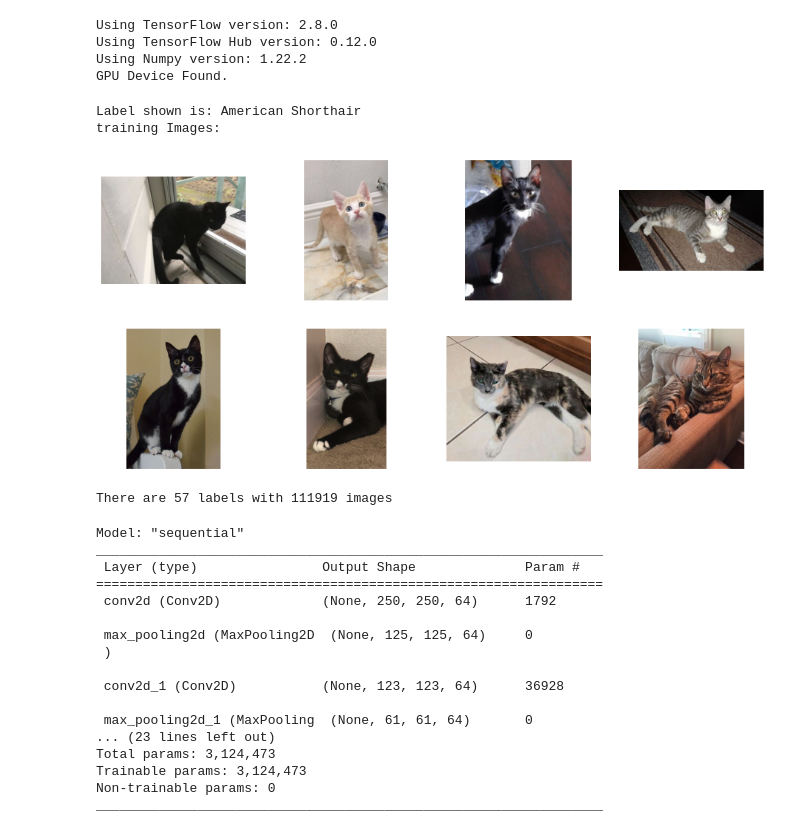
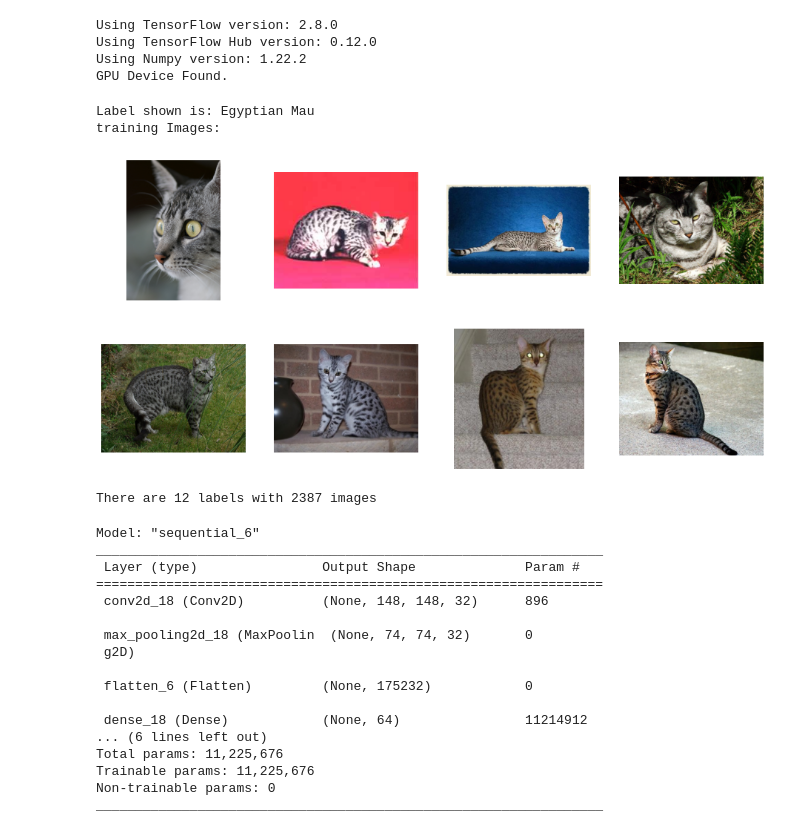
Before and after one commit to cat-pedigree/CatPedigree_ML_Model, a Jupyter notebook: model_CNN_bugi.ipynb, the cells around one changed output. Cells and saved outputs as stored; diff of their text form; code cells hidden in the pictures.

Commit message:
Using robots dataset

```diff
--- a/model_CNN_bugi.ipynb
+++ b/model_CNN_bugi.ipynb
@@ -16,7 +16,7 @@ Using TensorFlow Hub version: 0.12.0
 Using Numpy version: 1.22.2
 GPU Device Found.
 # %%
-datasetPath = "../Dataset/Used/"
+datasetPath = "../Dataset/robot_used/"
 # %%
 def view_data(rows, cols, pic_index, label, datasetType):
     print(f"Label shown is: {label}")
@@ -40,13 +40,13 @@ def view_data(rows, cols, pic_index, label, datasetType):
 # %%
 folder = os.listdir(os.path.join(datasetPath, "training"))
 row = 4
 collumn = 4
 image_index = 12
-view_data(row, collumn, image_index, folder[3], "training")
+view_data(row, collumn, image_index, folder[5], "training")
 # %% [output]
-Label shown is: American Shorthair
+Label shown is: Egyptian Mau
 training Images:
-[figure, old version]
+[figure, new version]
 # %%
 tempPath = os.path.join(datasetPath, "training")
 datasetClass = os.listdir(tempPath)
@@ -60,41 +60,41 @@ for label in datasetClass:
 
 print(f"There are {len(datasetClass)} labels with {datasetImage_count} images")
 # %% [output]
-There are 57 labels with 111919 images
+There are 12 labels with 2387 images
 # %%
 model = tf.keras.models.Sequential([
-    tf.keras.layers.Conv2D(64, (3, 3), activation="relu", input_shape=(252, 252, 3)),
+    tf.keras.layers.Conv2D(32, (3, 3), activation="relu", input_shape=(150, 150, 3)),
     tf.keras.layers.MaxPool2D(2, 2),
-    tf.keras.layers.Conv2D(64, (3, 3), activation="relu"),
-    tf.keras.layers.MaxPool2D(2, 2),
-    tf.keras.layers.Conv2D(128, (3, 3), activation="relu"),
-    tf.keras.layers.MaxPool2D(2, 2),
-    tf.keras.layers.Conv2D(128, (3, 3), activation="relu"),
-    tf.keras.layers.MaxPool2D(2, 2),
-    tf.keras.layers.Dropout(0.5),
+    # tf.keras.layers.Conv2D(64, (3, 3), activation="relu"),
+    # tf.keras.layers.MaxPool2D(2, 2),
+    # tf.keras.layers.Conv2D(128, (3, 3), activation="relu"),
+    # tf.keras.layers.MaxPool2D(2, 2),
+    # tf.keras.layers.Conv2D(128, (3, 3), activation="relu"),
+    # tf.keras.layers.MaxPool2D(2, 2),
+    # tf.keras.layers.Dropout(0.5),
     tf.keras.layers.Flatten(),
+    tf.keras.layers.Dense(64, activation="relu"),
     tf.keras.layers.Dense(128, activation="relu"),
-    tf.keras.layers.Dense(512, activation="relu"),
-    tf.keras.layers.Dense(57, activation="softmax")
+    tf.keras.layers.Dense(len(datasetClass), activation="softmax")
 ])
 
 model.summary()
 # %% [output]
-Model: "sequential"
+Model: "sequential_6"
 _________________________________________________________________
  Layer (type)                Output Shape              Param #
 =================================================================
- conv2d (Conv2D)             (None, 250, 250, 64)      1792
+ conv2d_18 (Conv2D)          (None, 148, 148, 32)      896
 
- max_pooling2d (MaxPooling2D  (None, 125, 125, 64)     0
- )
+ max_pooling2d_18 (MaxPoolin  (None, 74, 74, 32)       0
+ g2D)
 
- conv2d_1 (Conv2D)           (None, 123, 123, 64)      36928
+ flatten_6 (Flatten)         (None, 175232)            0
 
- max_pooling2d_1 (MaxPooling  (None, 61, 61, 64)       0
-... (23 lines left out)
-Total params: 3,124,473
-Trainable params: 3,124,473
+ dense_18 (Dense)            (None, 64)                11214912
+... (6 lines left out)
+Total params: 11,225,676
+Trainable params: 11,225,676
 Non-trainable params: 0
 _________________________________________________________________
 # %%
```
Also changed, not shown: parts of 5 cells of this notebook, 2 other files.
